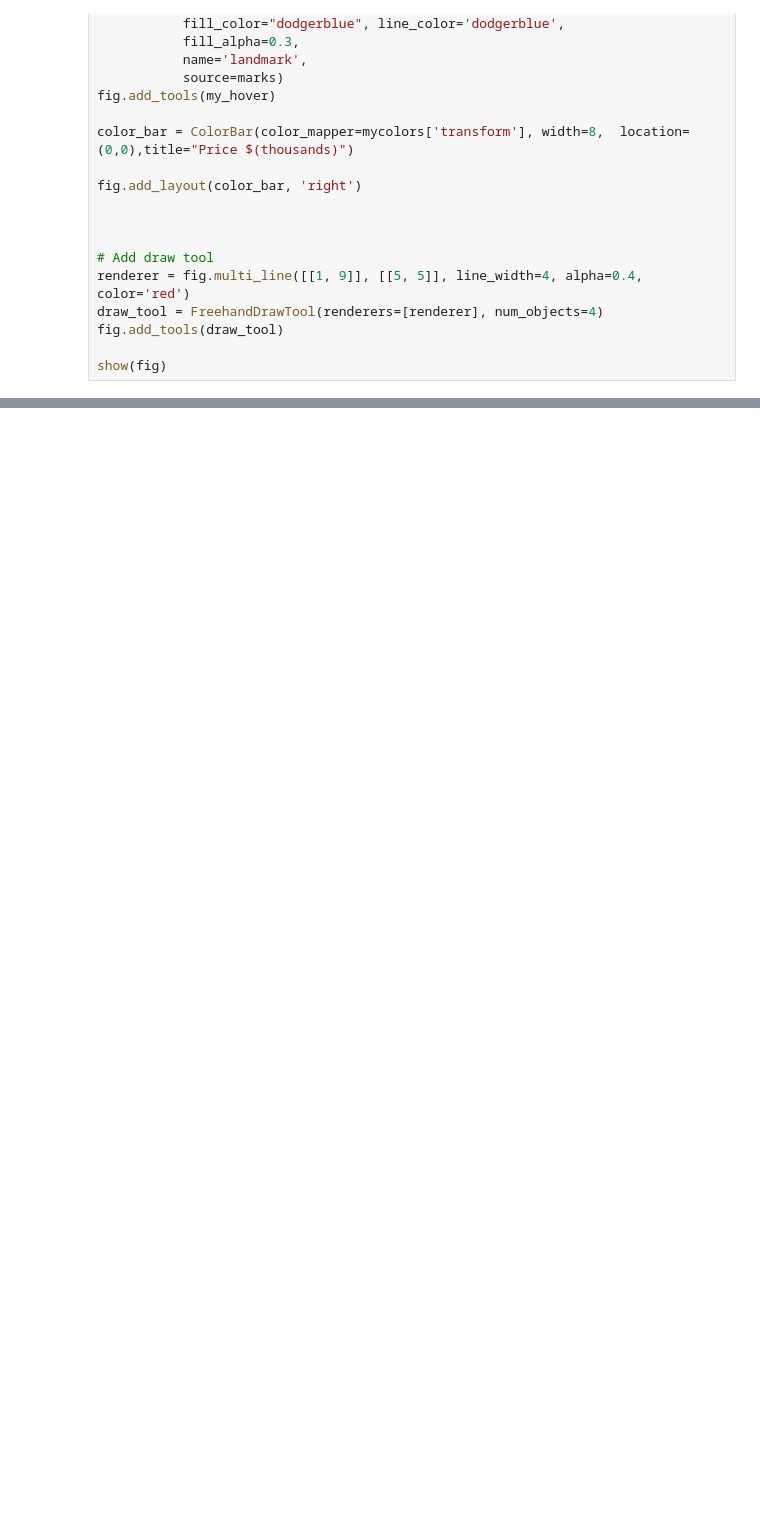
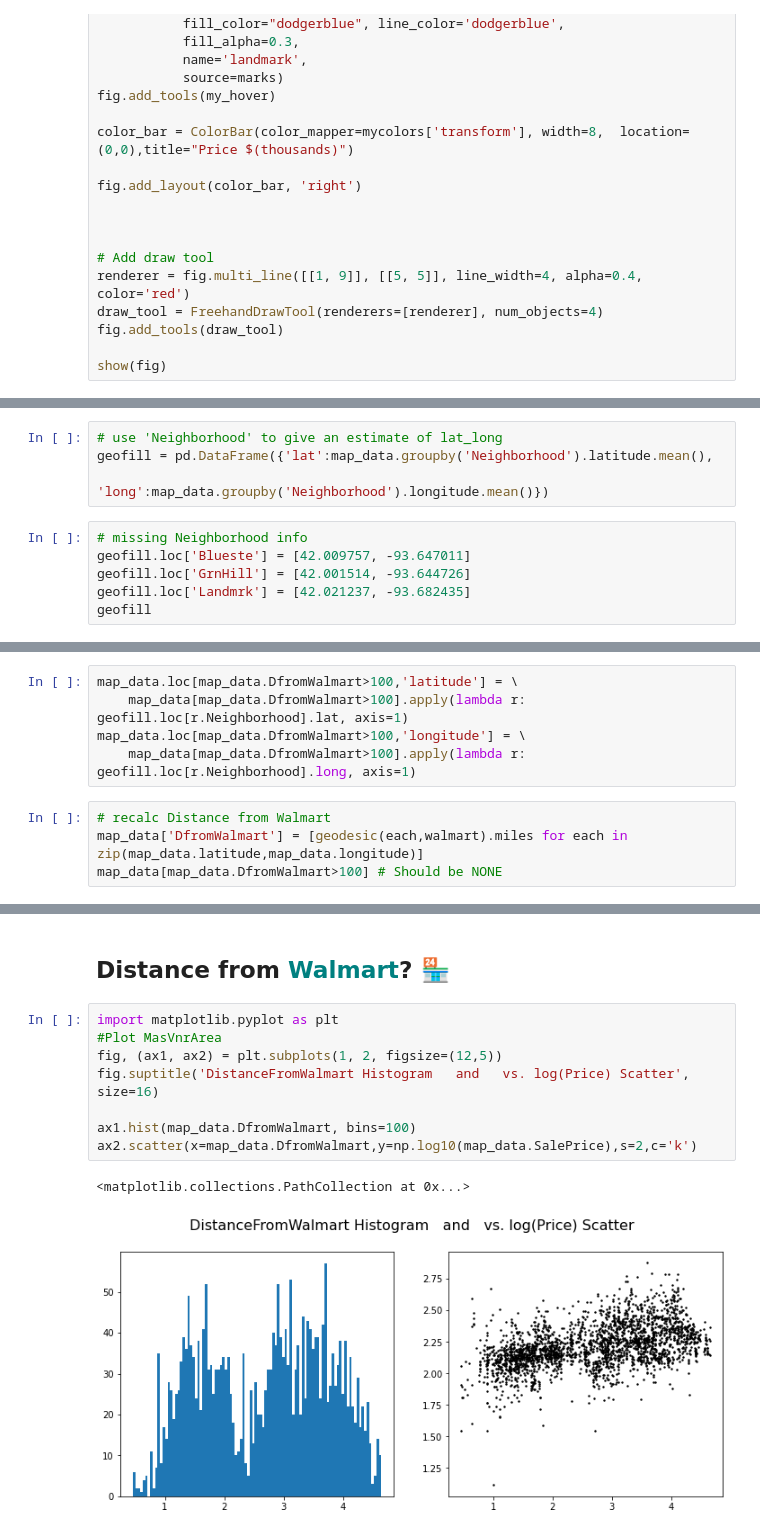
Before and after one commit to dnie44/nycdatascience_ML_project, a Jupyter notebook: daniel/1_Mapping_EDA.ipynb, the cells around one changed output, grey strips where cells are left out. Saved outputs shown, nothing was run; the diff lists cells and outputs as text; blank space fills up the shorter version.

```diff
--- a/daniel/1_Mapping_EDA.ipynb
+++ b/daniel/1_Mapping_EDA.ipynb
@@ -105,0 +135,10 @@ show(fig)
+# %%
+# use 'Neighborhood' to give an estimate of lat_long
+geofill = pd.DataFrame({'lat':map_data.groupby('Neighborhood').latitude.mean(),
+                        'long':map_data.groupby('Neighborhood').longitude.mean()})
+# %%
+# missing Neighborhood info
+geofill.loc['Blueste'] = [42.009757, -93.647011]
+geofill.loc['GrnHill'] = [42.001514, -93.644726]
+geofill.loc['Landmrk'] = [42.021237, -93.682435]
+geofill
@@ -105,0 +164,9 @@ show(fig)
+# %%
+map_data.loc[map_data.DfromWalmart>100,'latitude'] = \
+    map_data[map_data.DfromWalmart>100].apply(lambda r: geofill.loc[r.Neighborhood].lat, axis=1)
+map_data.loc[map_data.DfromWalmart>100,'longitude'] = \
+    map_data[map_data.DfromWalmart>100].apply(lambda r: geofill.loc[r.Neighborhood].long, axis=1)
+# %%
+# recalc Distance from Walmart
+map_data['DfromWalmart'] = [geodesic(each,walmart).miles for each in zip(map_data.latitude,map_data.longitude)]
+map_data[map_data.DfromWalmart>100] # Should be NONE
@@ -105,0 +176,13 @@ show(fig)
+# %% [markdown]
+## Distance from <span style="color:teal">Walmart</span>? 🏪
+# %%
+import matplotlib.pyplot as plt
+#Plot MasVnrArea
+fig, (ax1, ax2) = plt.subplots(1, 2, figsize=(12,5))
+fig.suptitle('DistanceFromWalmart Histogram   and   vs. log(Price) Scatter', size=16)
+
+ax1.hist(map_data.DfromWalmart, bins=100)
+ax2.scatter(x=map_data.DfromWalmart,y=np.log10(map_data.SalePrice),s=2,c='k')
+# %% [output]
+<matplotlib.collections.PathCollection at 0x...>
+[figure, added]
```
Also changed, not shown: parts of 16 cells of this notebook, 6 other files.
